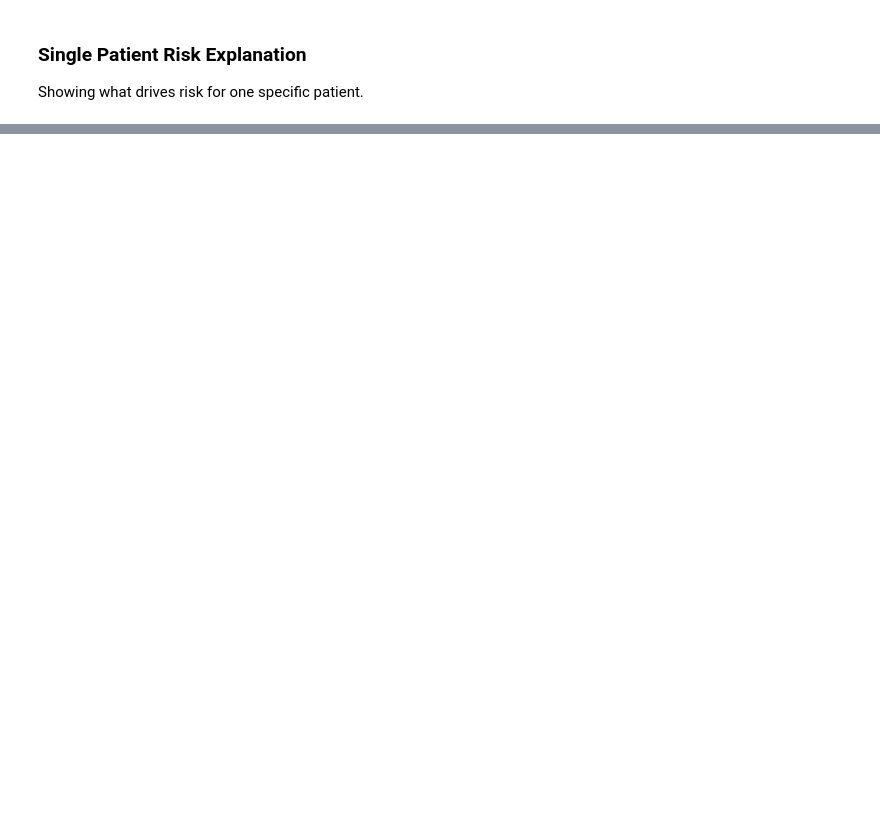
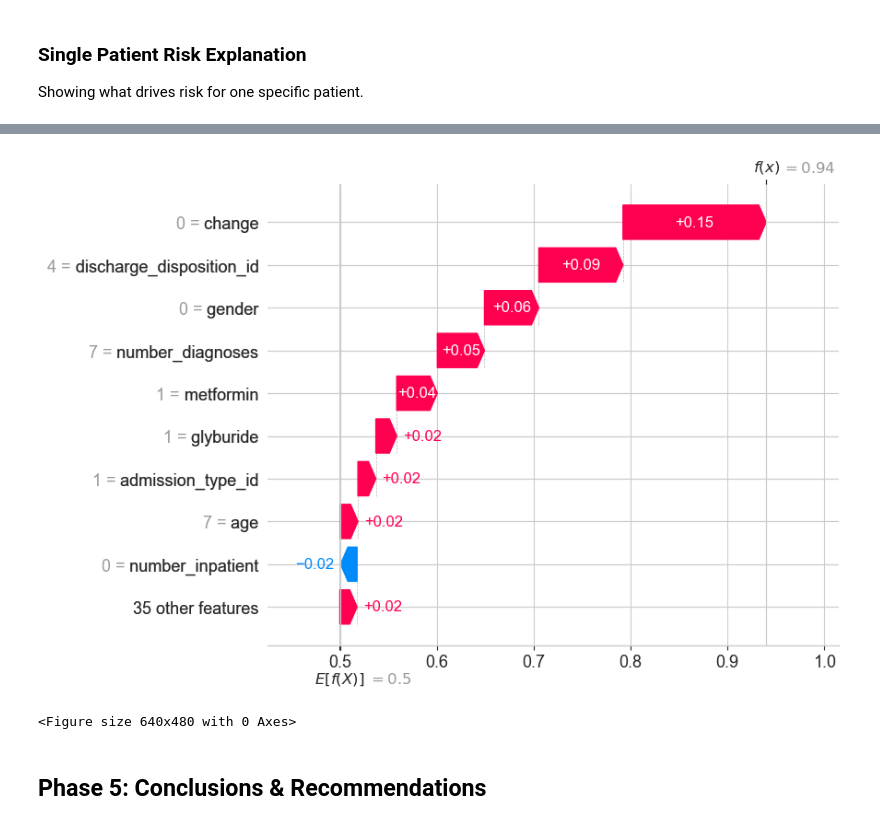
Before and after one commit to ZAKXIES2006/Readmission-Risk-Predictor, a Jupyter notebook: Hospital_Readmission_Predictor.ipynb, the cells around one changed output, grey strips where cells are left out. Saved outputs shown, nothing was run; the diff lists cells and outputs as text; code cells hidden in the pictures; blank space fills up the shorter version.

```diff
--- a/Hospital_Readmission_Predictor.ipynb
+++ b/Hospital_Readmission_Predictor.ipynb
@@ -646,6 +648,11 @@ print(f'Actual Outcome: {"Readmitted" if y_test.iloc[high_risk_idx] == 1 else "N
 # %%
-# SHAP force plot for this patient
-shap.initjs()
-shap.force_plot(explainer.expected_value[1],
-                explainer.shap_values(patient)[1],
-                patient)
+
+patient_shap = explainer(patient)
+shap.waterfall_plot(patient_shap[0, :, 1])
+plt.tight_layout()
+plt.show()
+# %% [output]
+[figure, added]
+<Figure size 640x480 with 0 Axes>
+# %% [markdown]
+## Phase 5: Conclusions & Recommendations
```
Also changed, not shown: parts of 23 cells of this notebook.
